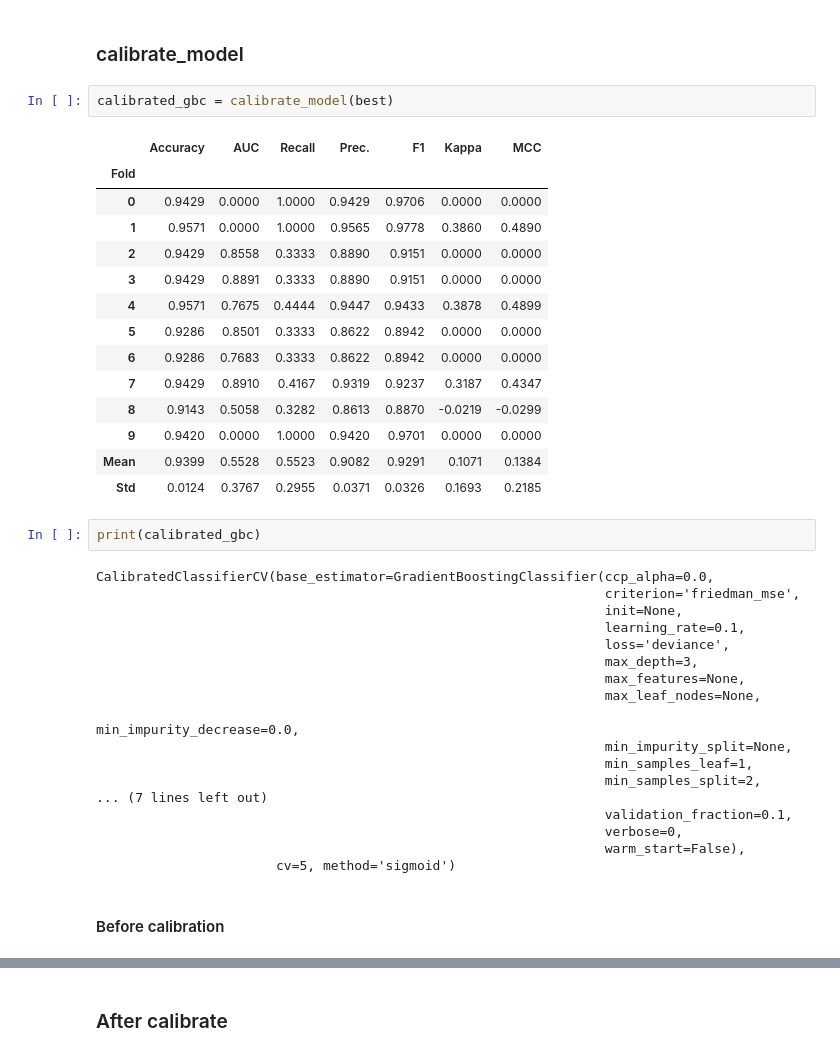
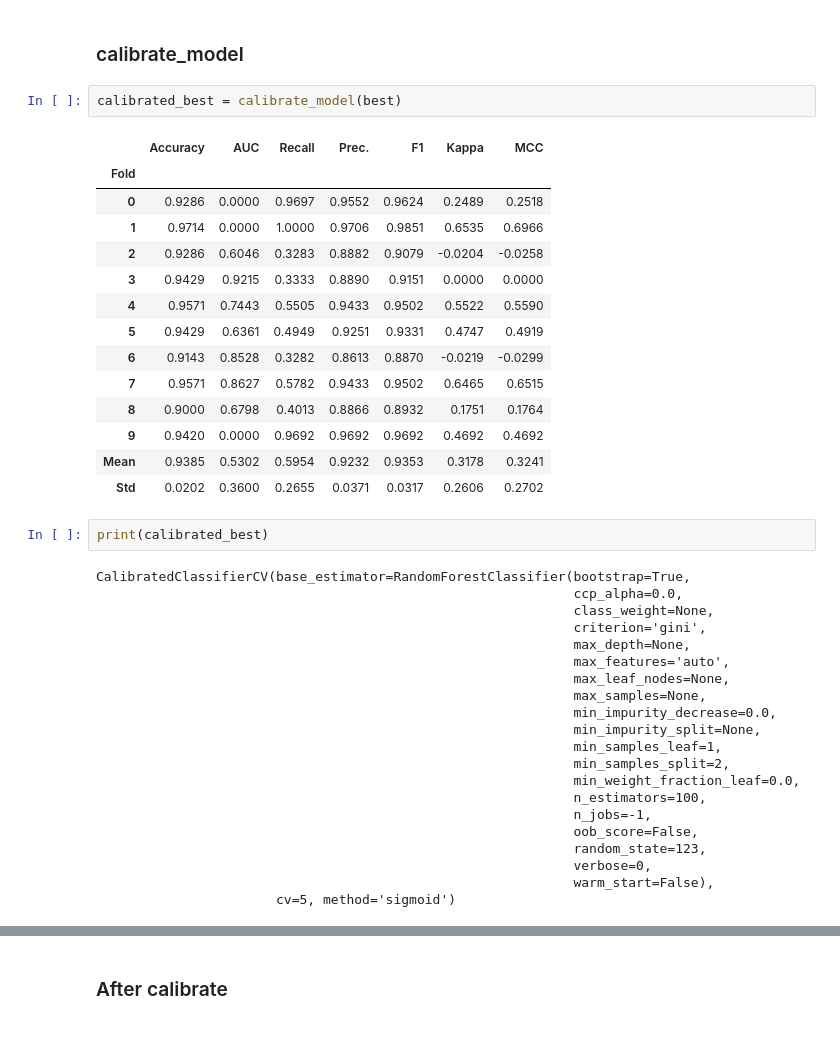
Before and after one commit to jianzhichun/6002, a Jupyter notebook: jieba+baidu_stopwords+vectorizer(tfidf+lsi(200))+smote(sampling)+compare_models&blend(gbc+et+rf)+analysis_model(auc+confusion_matrix)+prediction_with_score+tuned_model+calibrate_model.ipynb, the cells around one changed output, grey strips where cells are left out. Saved outputs shown, nothing was run; the diff lists cells and outputs as text.

```diff
--- a/jieba+baidu_stopwords+vectorizer(tfidf+lsi(200))+pycaret(multi_classfication).ipynb
+++ b/jieba+baidu_stopwords+vectorizer(tfidf+lsi(200))+smote(sampling)+compare_models&blend(gbc+et+rf)+analysis_model(auc+confusion_matrix)+prediction_with_score+tuned_model+calibrate_model.ipynb
@@ -243,41 +313,42 @@ predictions.head()
 # %% [markdown]
 ### calibrate_model
 # %%
-calibrated_gbc = calibrate_model(best)
+calibrated_best = calibrate_model(best)
 # %% [output]
 |  | Accuracy | AUC | Recall | Prec. | F1 | Kappa | MCC |
 | Fold |  |  |  |  |  |  |  |
-| 0 | 0.9429 | 0.0000 | 1.0000 | 0.9429 | 0.9706 | 0.0000 | 0.0000 |
-| 1 | 0.9571 | 0.0000 | 1.0000 | 0.9565 | 0.9778 | 0.3860 | 0.4890 |
-| 2 | 0.9429 | 0.8558 | 0.3333 | 0.8890 | 0.9151 | 0.0000 | 0.0000 |
-| 3 | 0.9429 | 0.8891 | 0.3333 | 0.8890 | 0.9151 | 0.0000 | 0.0000 |
-| 4 | 0.9571 | 0.7675 | 0.4444 | 0.9447 | 0.9433 | 0.3878 | 0.4899 |
-| 5 | 0.9286 | 0.8501 | 0.3333 | 0.8622 | 0.8942 | 0.0000 | 0.0000 |
-| 6 | 0.9286 | 0.7683 | 0.3333 | 0.8622 | 0.8942 | 0.0000 | 0.0000 |
-| 7 | 0.9429 | 0.8910 | 0.4167 | 0.9319 | 0.9237 | 0.3187 | 0.4347 |
-| 8 | 0.9143 | 0.5058 | 0.3282 | 0.8613 | 0.8870 | -0.0219 | -0.0299 |
-| 9 | 0.9420 | 0.0000 | 1.0000 | 0.9420 | 0.9701 | 0.0000 | 0.0000 |
-| Mean | 0.9399 | 0.5528 | 0.5523 | 0.9082 | 0.9291 | 0.1071 | 0.1384 |
-| Std | 0.0124 | 0.3767 | 0.2955 | 0.0371 | 0.0326 | 0.1693 | 0.2185 |
+| 0 | 0.9286 | 0.0000 | 0.9697 | 0.9552 | 0.9624 | 0.2489 | 0.2518 |
+| 1 | 0.9714 | 0.0000 | 1.0000 | 0.9706 | 0.9851 | 0.6535 | 0.6966 |
+| 2 | 0.9286 | 0.6046 | 0.3283 | 0.8882 | 0.9079 | -0.0204 | -0.0258 |
+| 3 | 0.9429 | 0.9215 | 0.3333 | 0.8890 | 0.9151 | 0.0000 | 0.0000 |
+| 4 | 0.9571 | 0.7443 | 0.5505 | 0.9433 | 0.9502 | 0.5522 | 0.5590 |
+| 5 | 0.9429 | 0.6361 | 0.4949 | 0.9251 | 0.9331 | 0.4747 | 0.4919 |
+| 6 | 0.9143 | 0.8528 | 0.3282 | 0.8613 | 0.8870 | -0.0219 | -0.0299 |
+| 7 | 0.9571 | 0.8627 | 0.5782 | 0.9433 | 0.9502 | 0.6465 | 0.6515 |
+| 8 | 0.9000 | 0.6798 | 0.4013 | 0.8866 | 0.8932 | 0.1751 | 0.1764 |
+| 9 | 0.9420 | 0.0000 | 0.9692 | 0.9692 | 0.9692 | 0.4692 | 0.4692 |
+| Mean | 0.9385 | 0.5302 | 0.5954 | 0.9232 | 0.9353 | 0.3178 | 0.3241 |
+| Std | 0.0202 | 0.3600 | 0.2655 | 0.0371 | 0.0317 | 0.2606 | 0.2702 |
 # %%
-print(calibrated_gbc)
+print(calibrated_best)
 # %% [output]
-CalibratedClassifierCV(base_estimator=GradientBoostingClassifier(ccp_alpha=0.0,
-                                                                 criterion='friedman_mse',
-                                                                 init=None,
-                                                                 learning_rate=0.1,
-                                                                 loss='deviance',
-                                                                 max_depth=3,
-                                                                 max_features=None,
-                                                                 max_leaf_nodes=None,
-                                                                 min_impurity_decrease=0.0,
-                                                                 min_impurity_split=None,
-                                                                 min_samples_leaf=1,
-                                                                 min_samples_split=2,
-... (7 lines left out)
-                                                                 validation_fraction=0.1,
-                                                                 verbose=0,
-                                                                 warm_start=False),
+CalibratedClassifierCV(base_estimator=RandomForestClassifier(bootstrap=True,
+                                                             ccp_alpha=0.0,
+                                                             class_weight=None,
+                                                             criterion='gini',
+                                                             max_depth=None,
+                                                             max_features='auto',
+                                                             max_leaf_nodes=None,
+                                                             max_samples=None,
+                                                             min_impurity_decrease=0.0,
+                                                             min_impurity_split=None,
+                                                             min_samples_leaf=1,
+                                                             min_samples_split=2,
+                                                             min_weight_fraction_leaf=0.0,
+                                                             n_estimators=100,
+                                                             n_jobs=-1,
+                                                             oob_score=False,
+                                                             random_state=123,
+                                                             verbose=0,
+                                                             warm_start=False),
                        cv=5, method='sigmoid')
-# %% [markdown]
-#### Before calibration
```
Also changed, not shown: parts of 32 cells of this notebook, 1 other file.
